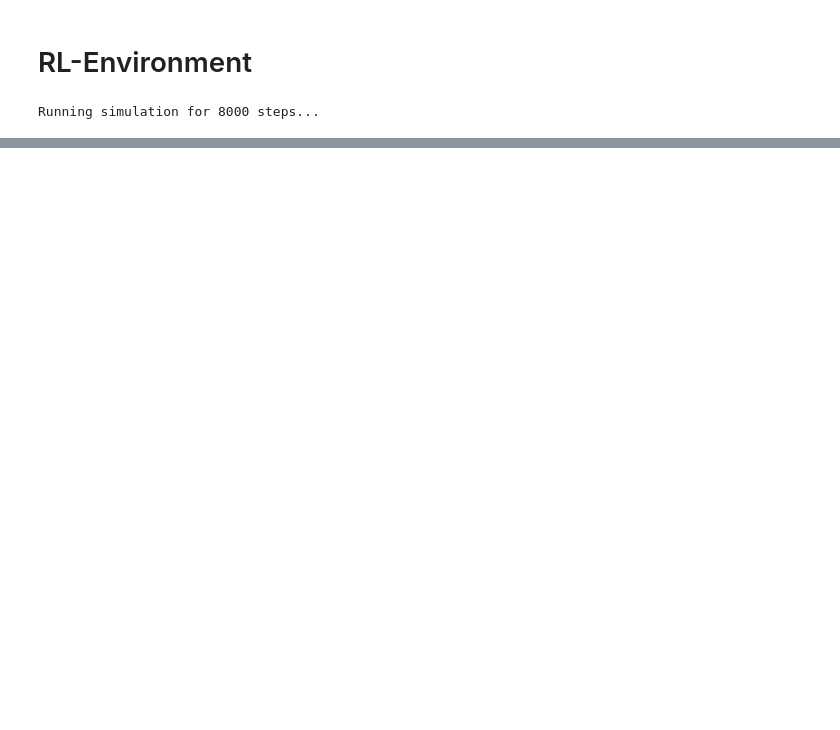
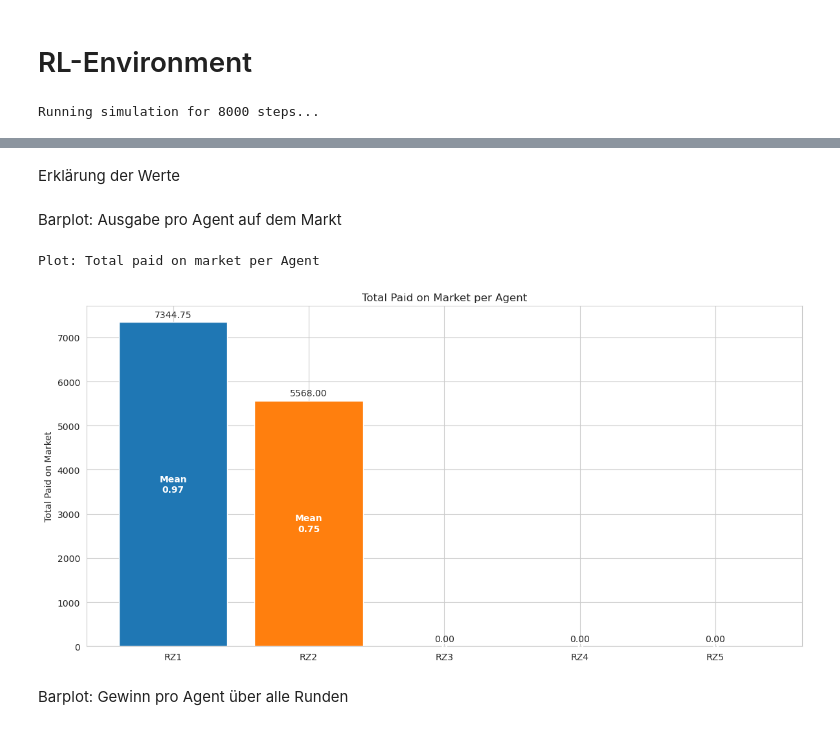
Before and after one commit to BlueSausage/FederatedComputeCluster, a Jupyter notebook: src/rl_environment_statik.ipynb, the cells around one changed output, grey strips where cells are left out. Cells and saved outputs as stored; diff of their text form; code cells hidden in the pictures; blank space fills up the shorter version.

```diff
--- a/src/rl_environment_statik.ipynb
+++ b/src/rl_environment_statik.ipynb
@@ -1,13 +1,14 @@
 # %%
+import plots
 import statistics
-
-import plots
-
 import importlib
 importlib.reload(plots)
 
+
 from marketenvironment import MarketEnvironment
 from simulation import run_episode
+
+TEST = True
 # %% [markdown]
 # RL-Environment
 # %%
@@ -64,3 +80,15 @@ plots.plot_reward_for("social_welfare", round_info)
+# %% [markdown]
+Erklärung der Werte
+# %% [markdown]
+Barplot: Ausgabe pro Agent auf dem Markt
+# %%
+print("Plot: Total paid on market per Agent")
+plots.plot_paid_on_market(round_info)
+# %% [output]
+Plot: Total paid on market per Agent
+[figure, added]
+# %% [markdown]
+Barplot: Gewinn pro Agent über alle Runden
 # %%
 print("Plotting Cumulative Rewards")
 plots.plot_cumulative_rewards(round_info)
```
Also changed, not shown: parts of 28 cells of this notebook, 10 other files.
